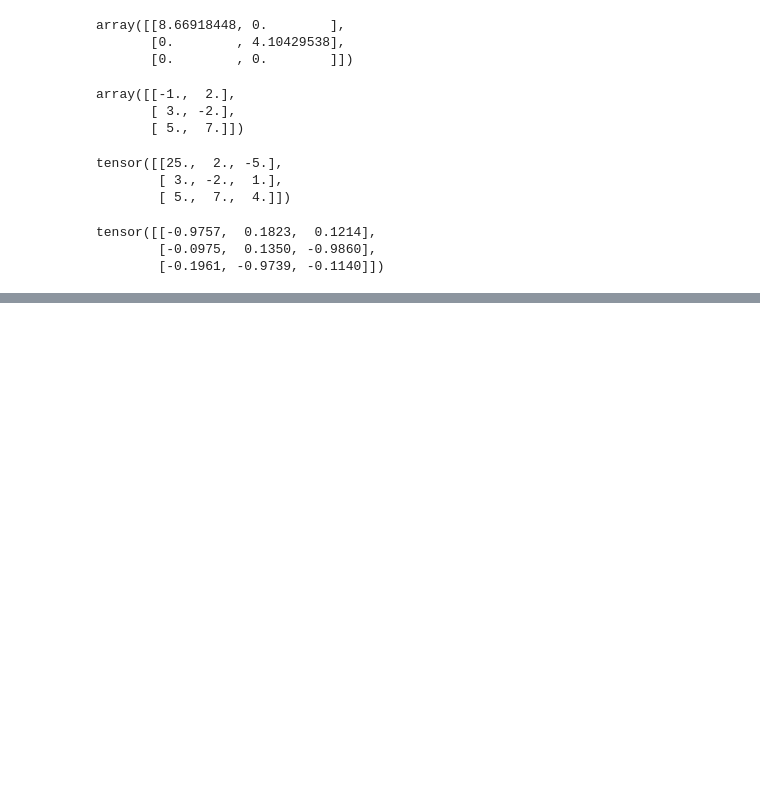
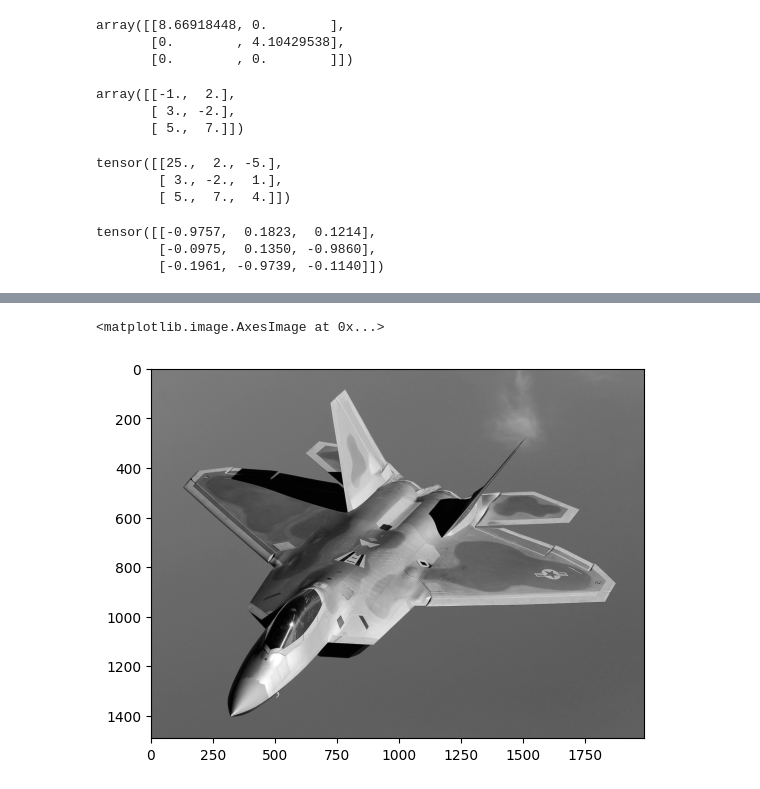
Before and after one commit to PanthThakkar/Essentials_of_Machine_Learning, a Jupyter notebook: Machine_Learning_Lin_Alg.ipynb, the cells around one changed output, grey strips where cells are left out. Saved outputs shown, nothing was run; the diff lists cells and outputs as text; code cells hidden in the pictures; blank space fills up the shorter version.

```diff
--- a/Machine_Learning_Lin_Alg.ipynb
+++ b/Machine_Learning_Lin_Alg.ipynb
@@ -77,0 +82,6 @@ from PIL import Image
+# %%
+imggray = img.convert('LA')
+plt.imshow(imggray)
+# %% [output]
+<matplotlib.image.AxesImage at 0x...>
+[figure, added]
```
Also changed, not shown: parts of 34 cells of this notebook, 2 other files.
